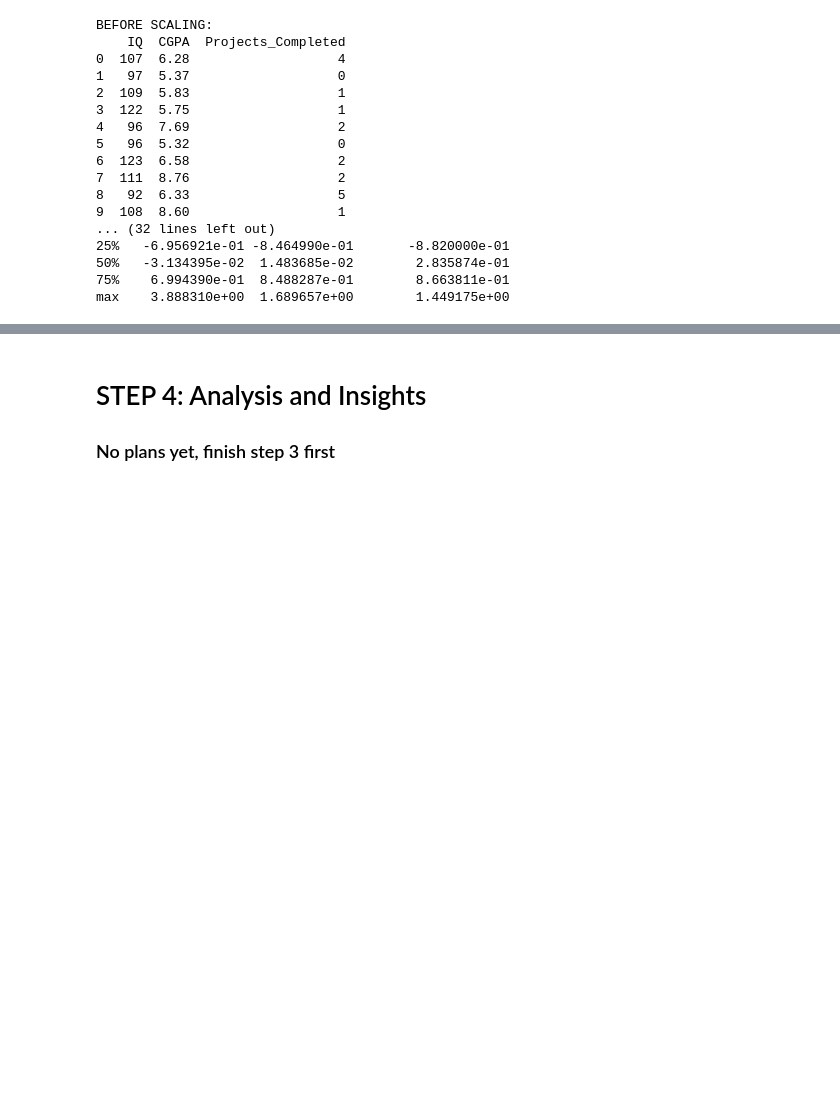
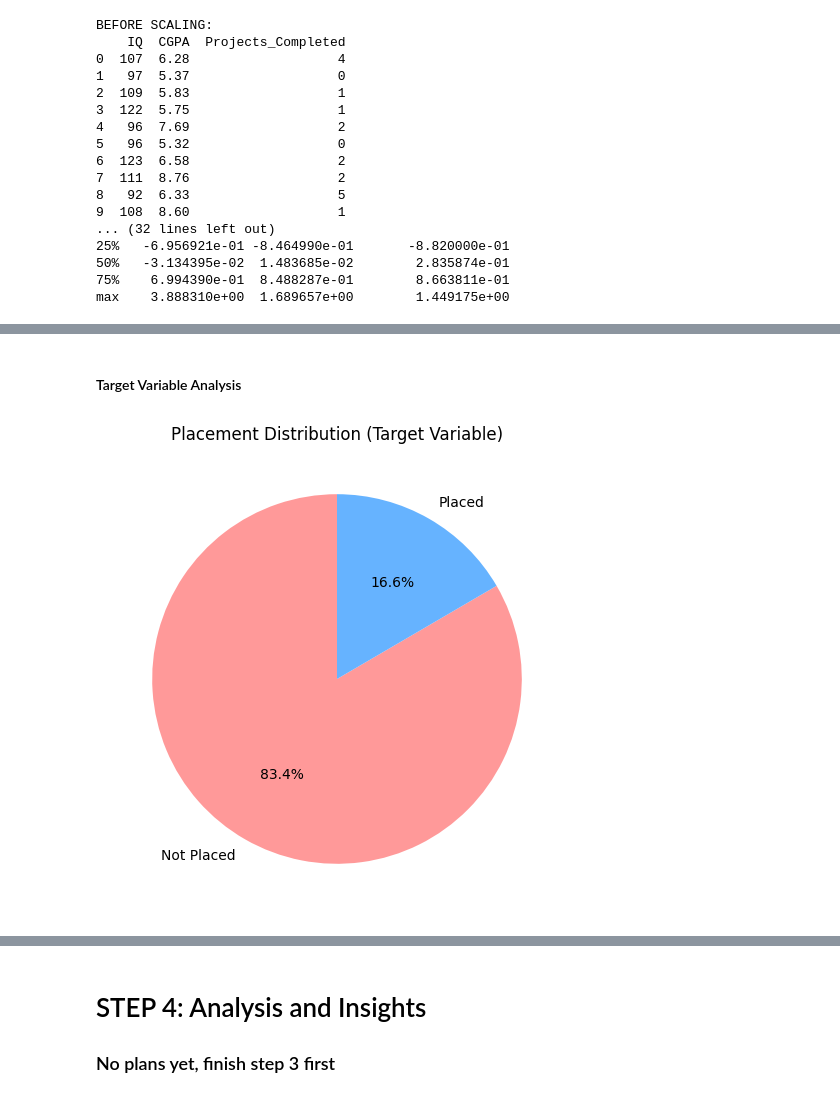
Before and after one commit to SundenJaeger/data-analysis-techniques, a Jupyter notebook: Finals.ipynb, the cells around one changed output, grey strips where cells are left out. Cells and saved outputs as stored; diff of their text form; code cells hidden in the pictures; blank space fills up the shorter version.

```diff
--- a/Finals.ipynb
+++ b/Finals.ipynb
@@ -232,0 +241,13 @@ Status: ❌ MISSING - OPTIONAL
+# %% [markdown]
+#### Target Variable Analysis
+# %%
+# --- 1. Target Variable Analysis (Pie Chart) ---
+# This satisfies the "Data Exploration" requirement to show class imbalance.
+plt.figure(figsize=(6, 6))
+df['Placement'].value_counts().plot.pie(autopct='%1.1f%%', colors=['#ff9999','#66b3ff'], startangle=90, labels=['Not Placed', 'Placed'])
+plt.title("Placement Distribution (Target Variable)")
+plt.ylabel('')
+plt.show()
+# Insight: "Only 16.6% of students are placed. This confirms why we need to study the top performers."
+# %% [output]
+[figure, added]
```
Also changed, not shown: parts of 11 cells of this notebook, 1 other file.
